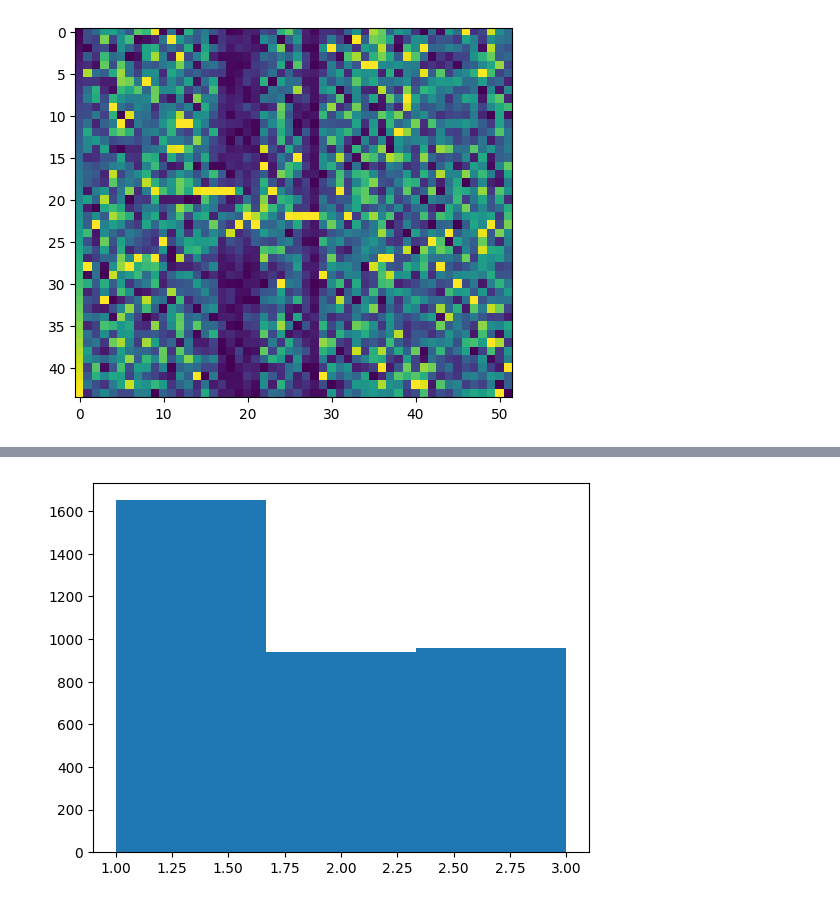
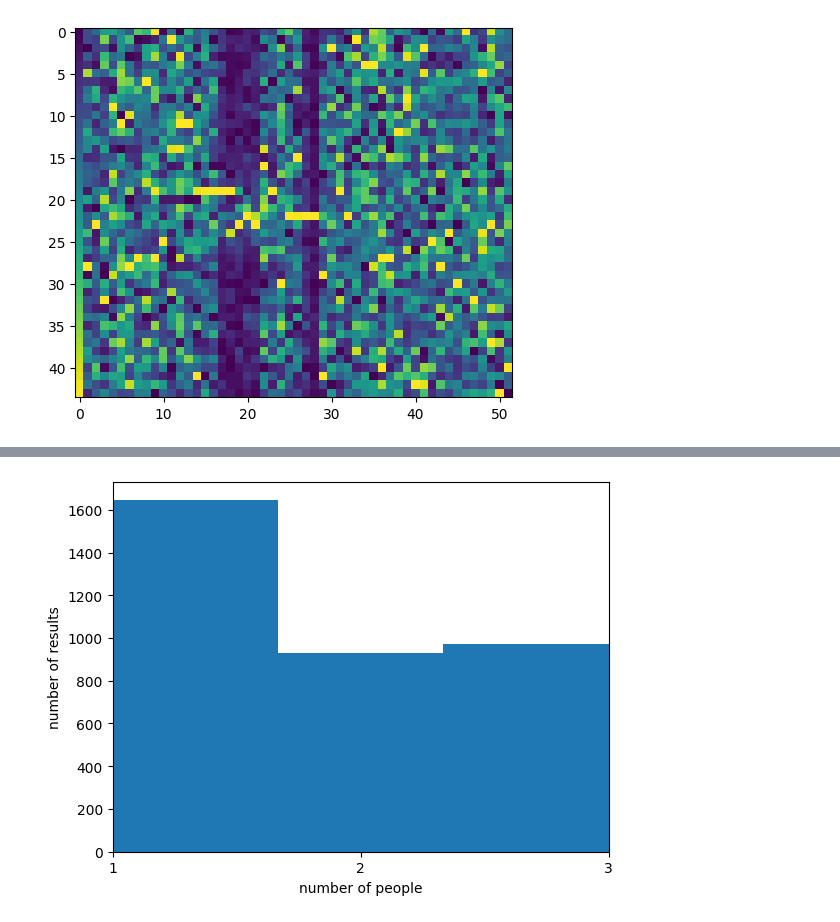
Before and after one commit to Dan5049/MPC-MLF, a Jupyter notebook: Final project/Final_project.ipynb, the cells around one changed output, grey strips where cells are left out. Saved outputs shown, nothing was run; the diff lists cells and outputs as text; code cells hidden in the pictures.

```diff
--- a/Final project/Final_project.ipynb
+++ b/Final project/Final_project.ipynb
@@ -71,8 +71,10 @@ plt.savefig('/content/drive/My Drive/MLF/img_611.png')
 # %%
 model = Sequential()
 model.add(Flatten(input_shape=(44, 52)))
-model.add(Dense(128, activation='relu'))
-model.add(Dense(128, activation='relu'))
+model.add(Dense(512, activation='relu'))
+model.add(Dense(512, activation='relu'))
+model.add(Dropout(0.02))
+model.add(Dense(512, activation='relu'))
 model.add(Dense(n_classes, activation='softmax'))
 model.summary()
 # %% [output]
@@ -112,7 +114,7 @@ plot_model(
 # %%
-optimizer = Adam(learning_rate = 0.01)
+optimizer = Adam(learning_rate = 0.005)
 
 model.compile(loss='categorical_crossentropy', optimizer=optimizer, metrics=['accuracy'])
 
-history = model.fit(x_train_scaled, y_train_encoded, epochs=200, batch_size=32, validation_split = 0.2, verbose=1)
+history = model.fit(x_train_scaled, y_train_encoded, epochs=50, batch_size=32, validation_split = 0.2, verbose=1)
 # %% [output]
@@ -170,5 +172,9 @@ result.index.name = 'id'
 
 plt.figure()
 plt.hist(result, bins=3)
+plt.xlim(left=1, right=3)
+plt.xticks([1, 2, 3])
+plt.xlabel("number of people")
+plt.ylabel("number of results")
 plt.show()
 # %% [output]
@@ -176,4 +182,4 @@ plt.show()
-[figure, old version]
+[figure, new version]
 # %%
 from google.colab import files
 result.to_csv('result.csv')
```
Also changed, not shown: parts of 7 cells of this notebook.
